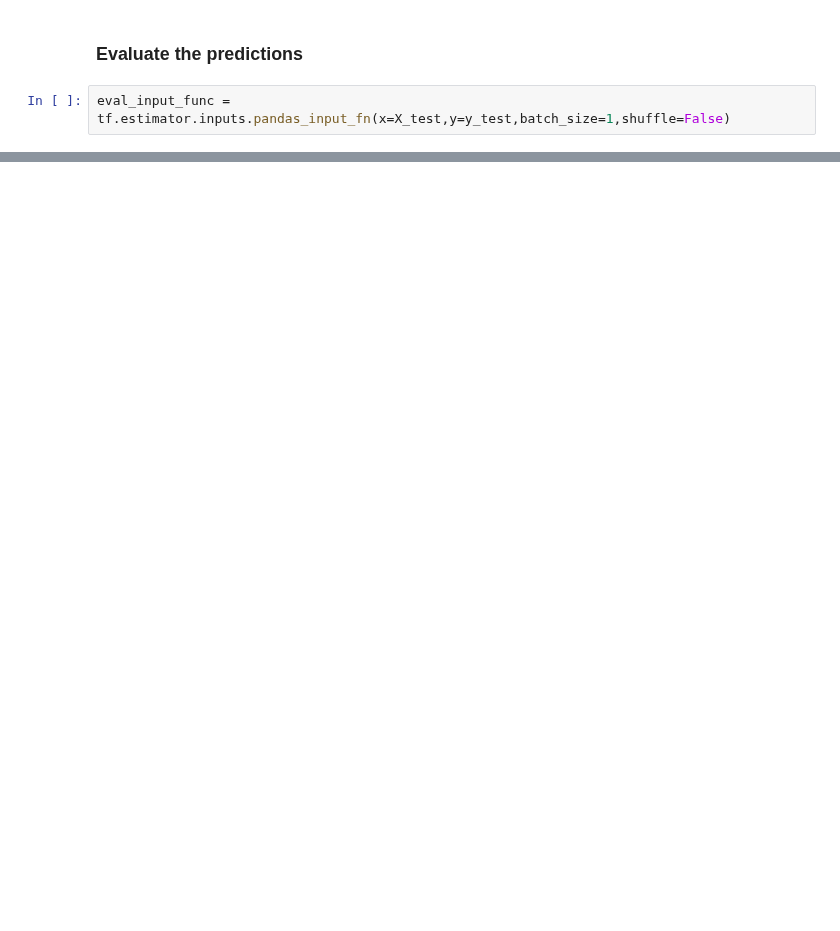
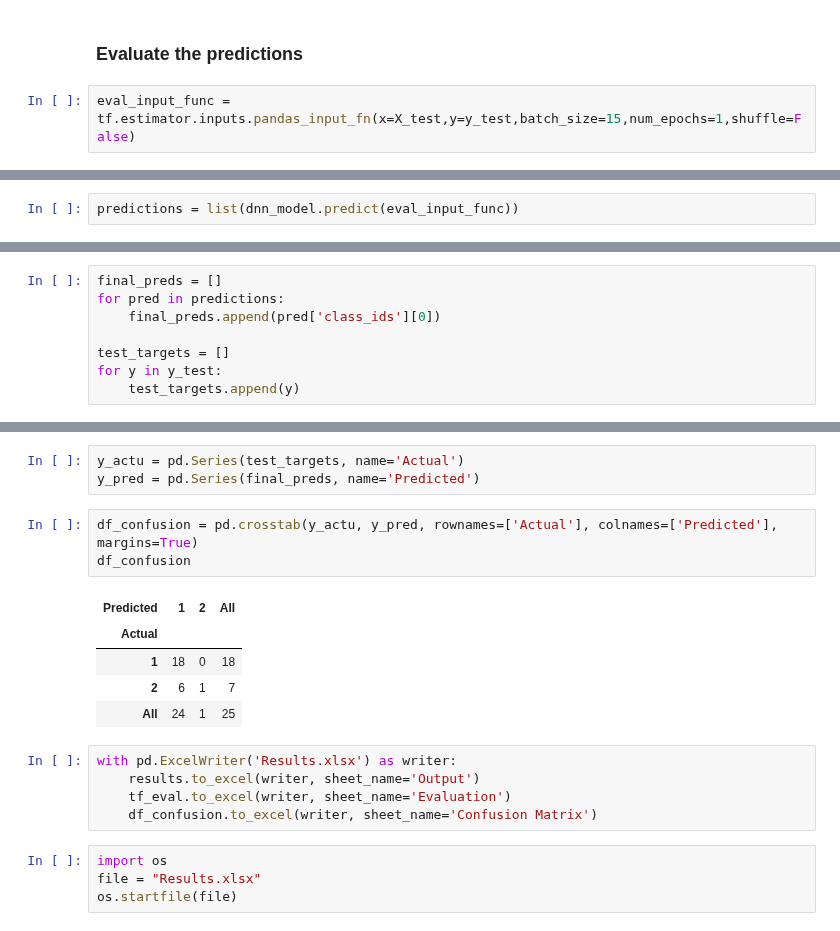
Before and after one commit to jmorrison57/Data-Mining, a Jupyter notebook: German Credit-DNN.ipynb, the cells around one changed output, grey strips where cells are left out. Cells and saved outputs as stored; diff of their text form; blank space fills up the shorter version.

```diff
--- a/German Credit-DNN.ipynb
+++ b/German Credit-DNN.ipynb
@@ -122,5 +195,5 @@ INFO:tensorflow:Loss for final step: 6.373.
 # %% [markdown]
 ### Evaluate the predictions
 # %%
-eval_input_func = tf.estimator.inputs.pandas_input_fn(x=X_test,y=y_test,batch_size=1,shuffle=False)
+eval_input_func = tf.estimator.inputs.pandas_input_fn(x=X_test,y=y_test,batch_size=15,num_epochs=1,shuffle=False)
 # %%
@@ -140,0 +208,2 @@ X_test.shape
+# %%
+predictions = list(dnn_model.predict(eval_input_func))
@@ -140,0 +212,8 @@ X_test.shape
+# %%
+final_preds = []
+for pred in predictions:
+    final_preds.append(pred['class_ids'][0])
+
+test_targets = []
+for y in y_test:
+    test_targets.append(y)
@@ -140,0 +236,21 @@ X_test.shape
+# %%
+y_actu = pd.Series(test_targets, name='Actual')
+y_pred = pd.Series(final_preds, name='Predicted')
+# %%
+df_confusion = pd.crosstab(y_actu, y_pred, rownames=['Actual'], colnames=['Predicted'], margins=True)
+df_confusion
+# %% [output]
+| Predicted | 1 | 2 | All |
+| Actual |  |  |  |
+| 1 | 18 | 0 | 18 |
+| 2 | 6 | 1 | 7 |
+| All | 24 | 1 | 25 |
+# %%
+with pd.ExcelWriter('Results.xlsx') as writer:
+    results.to_excel(writer, sheet_name='Output')
+    tf_eval.to_excel(writer, sheet_name='Evaluation')
+    df_confusion.to_excel(writer, sheet_name='Confusion Matrix')
+# %%
+import os
+file = "Results.xlsx"
+os.startfile(file)
```
Also changed, not shown: parts of 23 cells of this notebook.
